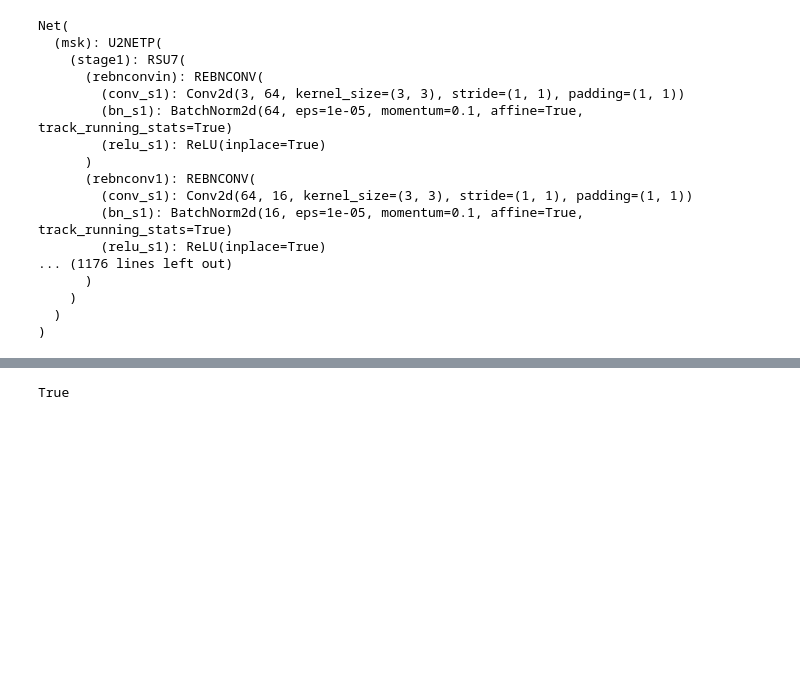
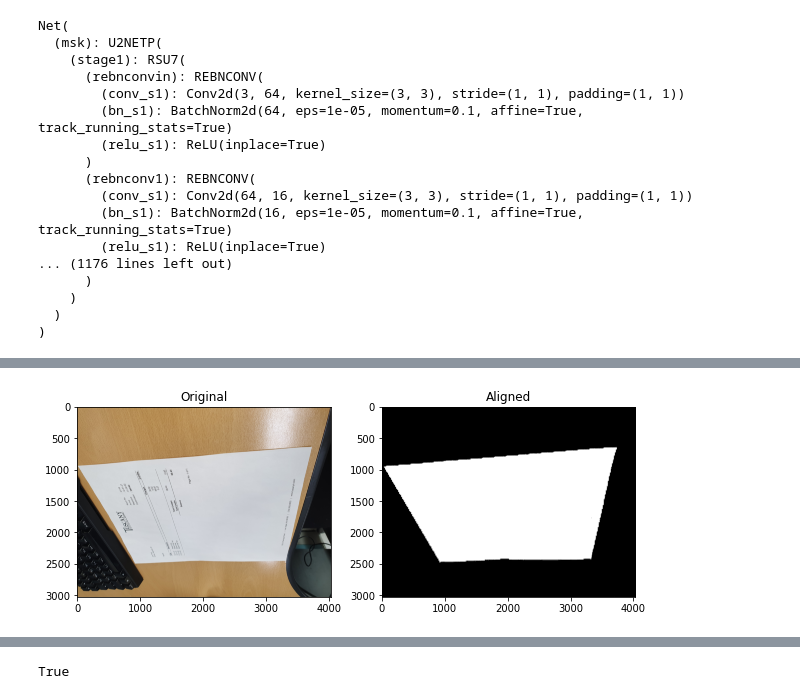
Before and after one commit to healthport-Inc/image-processing, a Jupyter notebook: geo.ipynb, the cells around one changed output, grey strips where cells are left out. Cells and saved outputs as stored; diff of their text form; code cells hidden in the pictures; blank space fills up the shorter version.

```diff
--- a/geo.ipynb
+++ b/geo.ipynb
@@ -349,12 +358,14 @@ msk = (msk>0.9).astype(np.float32)
 # %%
 f, axarr = plt.subplots(1,2, figsize=(10,7))
 # image = cv2.cvtColor(image, cv2.COLOR_BGR2RGB)
 # threshold = cv2.cvtColor(threshold, cv2.COLOR_BGR2RGB)
 axarr[0].imshow(im)
 axarr[0].title.set_text('Original')
 
-axarr[1].imshow(msk)
+axarr[1].imshow(msk, cmap='gray')
 axarr[1].title.set_text('Aligned')
+# %% [output]
+[figure, added]
 # %%
 h, w, _ = im_ori.shape
 im = cv2.resize(im_ori, (256, 256))
```
Also changed, not shown: parts of 16 cells of this notebook, 4 other files.
